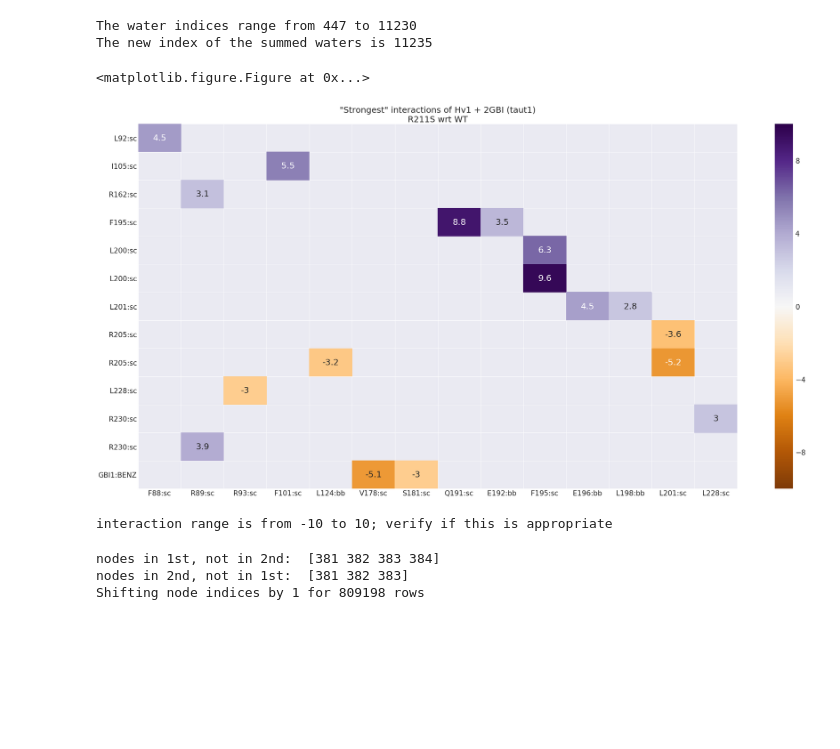
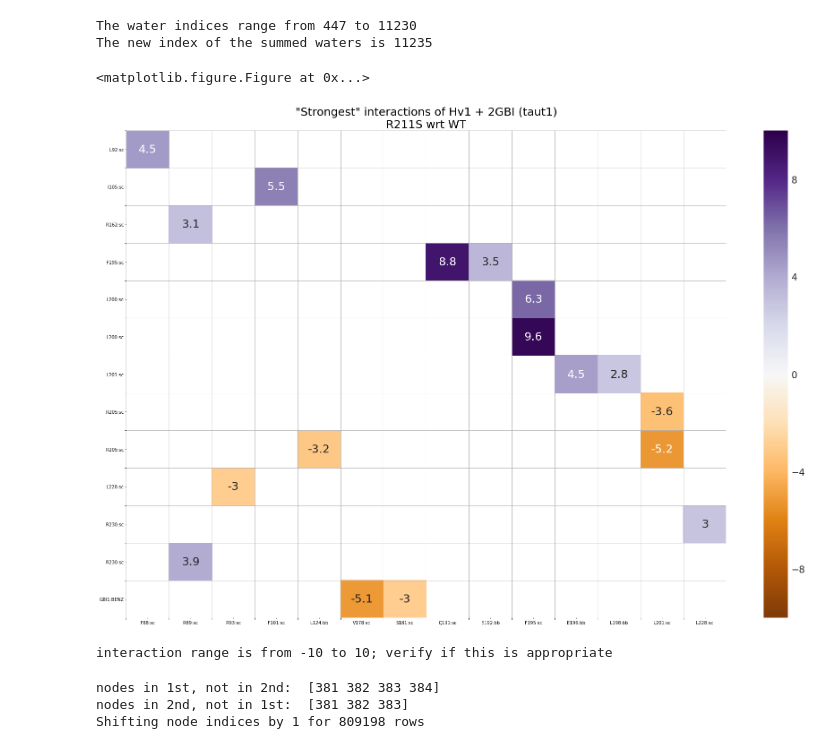
Before and after one commit to vtlim/Hv1, a Jupyter notebook: 04_fep/postFEPvanilla/analysis/3_nonCovInts/nodeAnalysis.ipynb, the cells around one changed output. Cells and saved outputs as stored; diff of their text form; code cells hidden in the pictures; blank space fills up the shorter version.

Commit message:
generalized variables; added more documentation

```diff
--- a/04_fep/postFEPvanilla/analysis/3_nonCovInts/nodeAnalysis.ipynb
+++ b/04_fep/postFEPvanilla/analysis/3_nonCovInts/nodeAnalysis.ipynb
@@ -116,6 +152,9 @@ import seaborn as sns # heatmap with pandas
 np.__file__
 # %% [output]
 '/mnt/c/Users/limtv/Documents/vtl_programs/miniconda3/envs/oepython3/lib/python3.6/site-packages/numpy/__init__.py'
+# %%
+# define global variables for this notebook
+mutcode = 'R211S'
 # %%
 def getEdgePair(node1, node2, edges):
     """
@@ -395,6 +434,9 @@ def plotHeatInts(nodes,edges,minHeat=0,maxHeat=20,colors=None,size=(20,20),selti
 # %%
 def diffEdges(nodes_x,nodes_y,edges_x,edges_y):
     """
+    Take one set of edges and subtract another. This can identify changes in contacts
+    between different systems, such as before and after mutation.
+
     USE CASES:
        [1] taut1 and taut2 with same protein system but differs in 2GBI and maybe in waters
        [2] tautx before and after mutation, all else the same (same 2GBI and waters)
@@ -721,10 +755,11 @@ The water indices range from 447 to 11230
 The new index of the summed waters is 11235
 # %%
 pivot_diff_edges_1 = protLigInts(dry_diff_nodes_1, dry_diff_edges_1,rawNum=25,dry=2) # make sure you use REFERENCE nodes
-plotHeatInts(dry_diff_nodes_1, pivot_diff_edges_1, minHeat=-10, maxHeat=10,colors='PuOr',size=(40,20),seltitle="Hv1 + 2GBI (taut1)\nR211S wrt WT")
+plotHeatInts(dry_diff_nodes_1, pivot_diff_edges_1, minHeat=-10, maxHeat=10,colors='PuOr',size=(30,20),
+             seltitle="Hv1 + 2GBI (taut1)\n{} wrt WT".format(mutcode))
 # %% [output]
 <matplotlib.figure.Figure at 0x...>
-[figure, old version]
+[figure, new version]
 interaction range is from -10 to 10; verify if this is appropriate
 # %%
 diff_nodes_2, diff_edges_2, mutstart_2, offset_2 = diffEdges(nodes_2,wt_nodes_2,edges_2,wt_edges_2)
```
Also changed, not shown: parts of 62 cells of this notebook.
